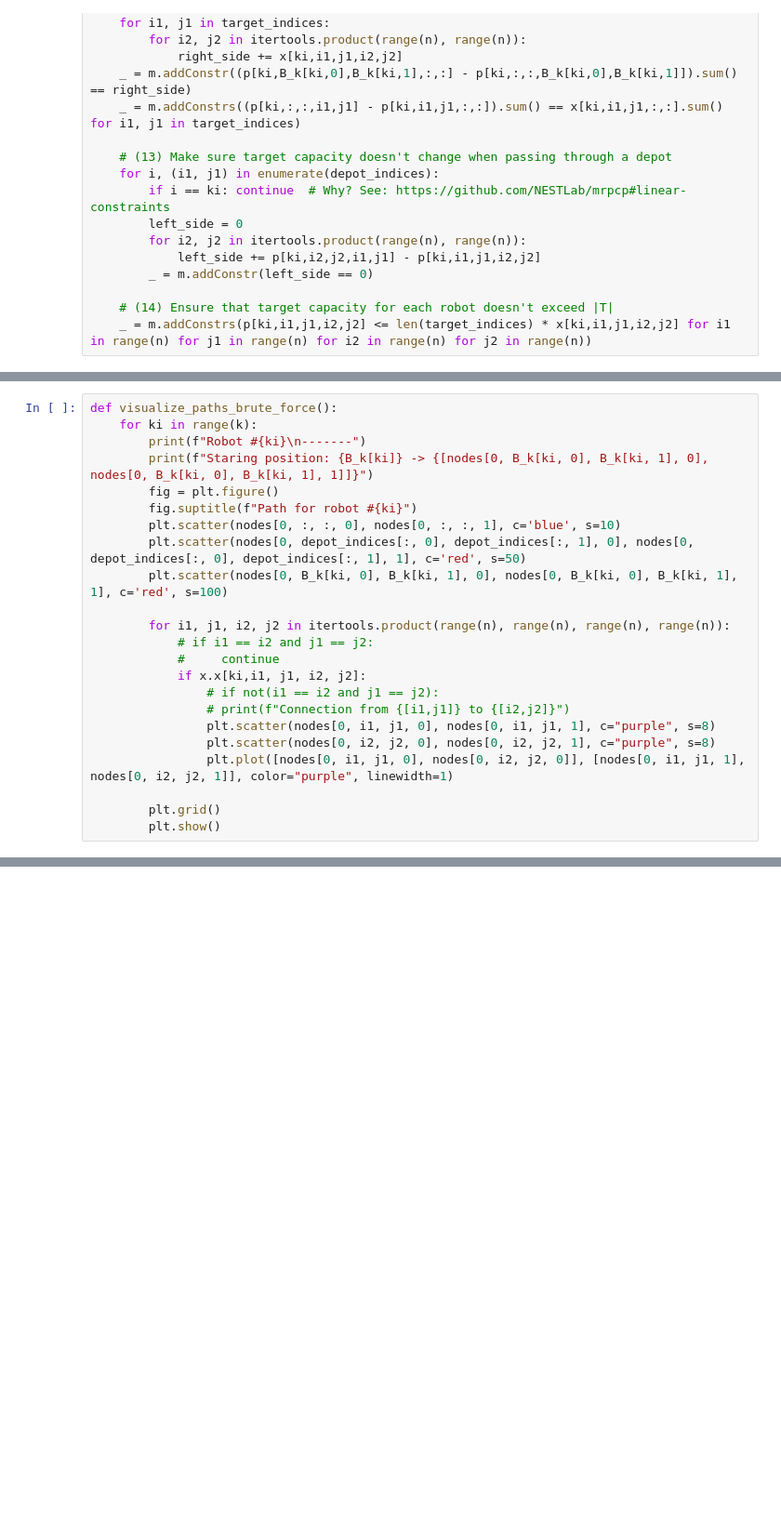
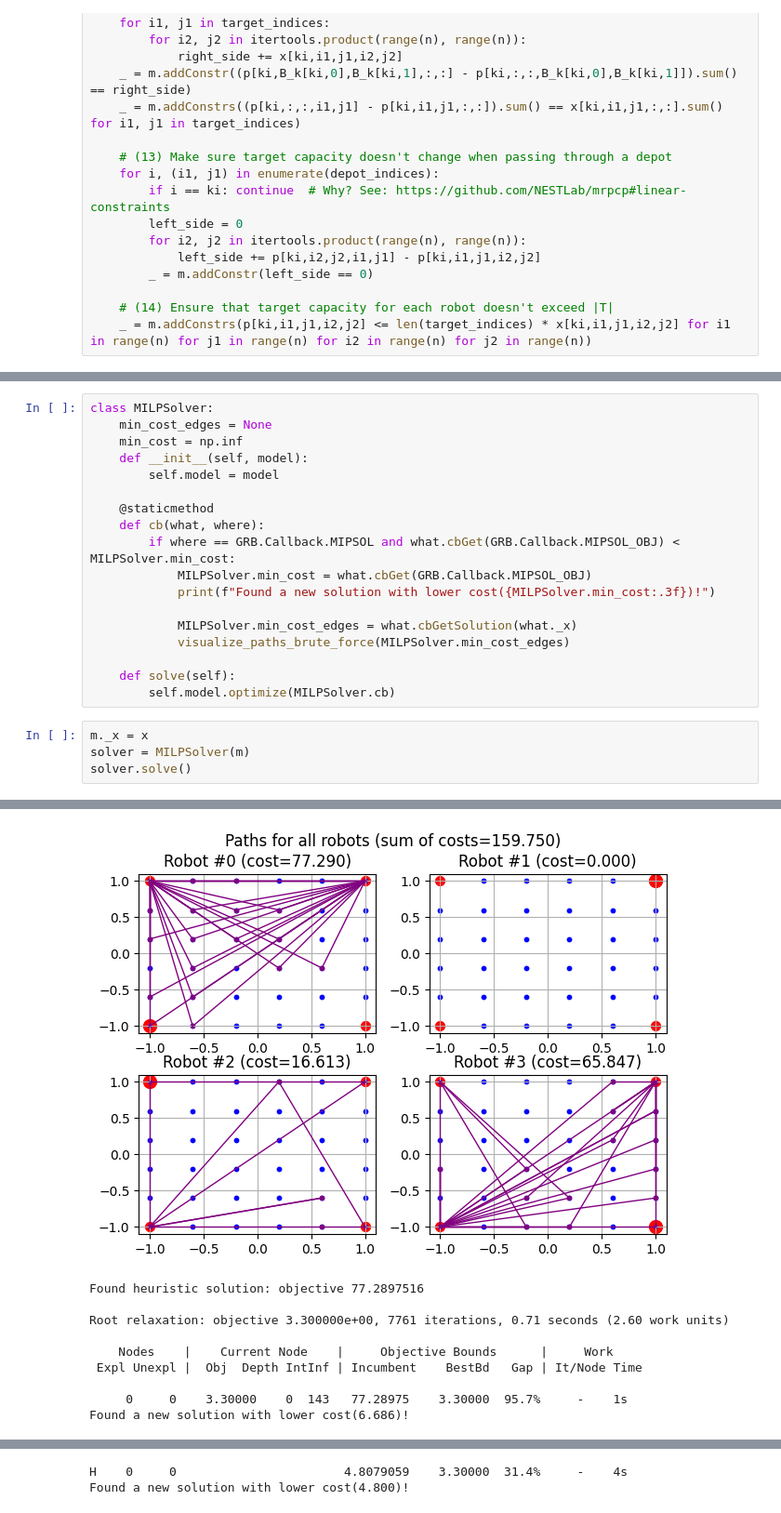
Before and after one commit to nestlab-bae-mqp-2024/mrpcp-solvers, a Jupyter notebook: jupyter/2015_mrpcp/2015_mrpcp_yasars_attempt.ipynb, the cells around one changed output, grey strips where cells are left out. Shown at 93% size. Drawn from its saved outputs; the diff is of its cells as text; blank space fills up the shorter version.

```diff
--- a/jupyter/2015_mrpcp/2015_mrpcp_yasars_attempt.ipynb
+++ b/jupyter/2015_mrpcp/2015_mrpcp_yasars_attempt.ipynb
@@ -167,23 +129,0 @@ Best objective 4.571428571429e+00, best bound 4.571428505518e+00, gap 0.0000%
-# %%
-def visualize_paths_brute_force():
-    for ki in range(k):
-        print(f"Robot #{ki}\n-------")
-        print(f"Staring position: {B_k[ki]} -> {[nodes[0, B_k[ki, 0], B_k[ki, 1], 0], nodes[0, B_k[ki, 0], B_k[ki, 1], 1]]}")
-        fig = plt.figure()
-        fig.suptitle(f"Path for robot #{ki}")
-        plt.scatter(nodes[0, :, :, 0], nodes[0, :, :, 1], c='blue', s=10)
-        plt.scatter(nodes[0, depot_indices[:, 0], depot_indices[:, 1], 0], nodes[0, depot_indices[:, 0], depot_indices[:, 1], 1], c='red', s=50)
-        plt.scatter(nodes[0, B_k[ki, 0], B_k[ki, 1], 0], nodes[0, B_k[ki, 0], B_k[ki, 1], 1], c='red', s=100)
-
-        for i1, j1, i2, j2 in itertools.product(range(n), range(n), range(n), range(n)):
-            # if i1 == i2 and j1 == j2:
-            #     continue
-            if x.x[ki,i1, j1, i2, j2]:
-                # if not(i1 == i2 and j1 == j2):
-                # print(f"Connection from {[i1,j1]} to {[i2,j2]}")
-                plt.scatter(nodes[0, i1, j1, 0], nodes[0, i1, j1, 1], c="purple", s=8)
-                plt.scatter(nodes[0, i2, j2, 0], nodes[0, i2, j2, 1], c="purple", s=8)
-                plt.plot([nodes[0, i1, j1, 0], nodes[0, i2, j2, 0]], [nodes[0, i1, j1, 1], nodes[0, i2, j2, 1]], color="purple", linewidth=1)
-
-        plt.grid()
-        plt.show()
@@ -327,0 +239,23 @@ Robot #3
+# %%
+class MILPSolver:
+    min_cost_edges = None
+    min_cost = np.inf
+    def __init__(self, model):
+        self.model = model
+
+    @staticmethod
+    def cb(what, where):
+        if where == GRB.Callback.MIPSOL and what.cbGet(GRB.Callback.MIPSOL_OBJ) < MILPSolver.min_cost:
+            MILPSolver.min_cost = what.cbGet(GRB.Callback.MIPSOL_OBJ)
+            print(f"Found a new solution with lower cost({MILPSolver.min_cost:.3f})!")
+
+            MILPSolver.min_cost_edges = what.cbGetSolution(what._x)
+            visualize_paths_brute_force(MILPSolver.min_cost_edges)
+
+    def solve(self):
+        self.model.optimize(MILPSolver.cb)
+# %%
+m._x = x
+solver = MILPSolver(m)
+solver.solve()
+# %% [output]
@@ -327,0 +281,10 @@ Robot #3
+[figure, added]
+Found heuristic solution: objective 77.2897516
+
+Root relaxation: objective 3.300000e+00, 7761 iterations, 0.71 seconds (2.60 work units)
+
+    Nodes    |    Current Node    |     Objective Bounds      |     Work
+ Expl Unexpl |  Obj  Depth IntInf | Incumbent    BestBd   Gap | It/Node Time
+
+     0     0    3.30000    0  143   77.28975    3.30000  95.7%     -    1s
+Found a new solution with lower cost(6.686)!
@@ -327,0 +296,2 @@ Robot #3
+H    0     0                       4.8079059    3.30000  31.4%     -    4s
+Found a new solution with lower cost(4.800)!
```
Also changed, not shown: parts of 13 cells of this notebook.
